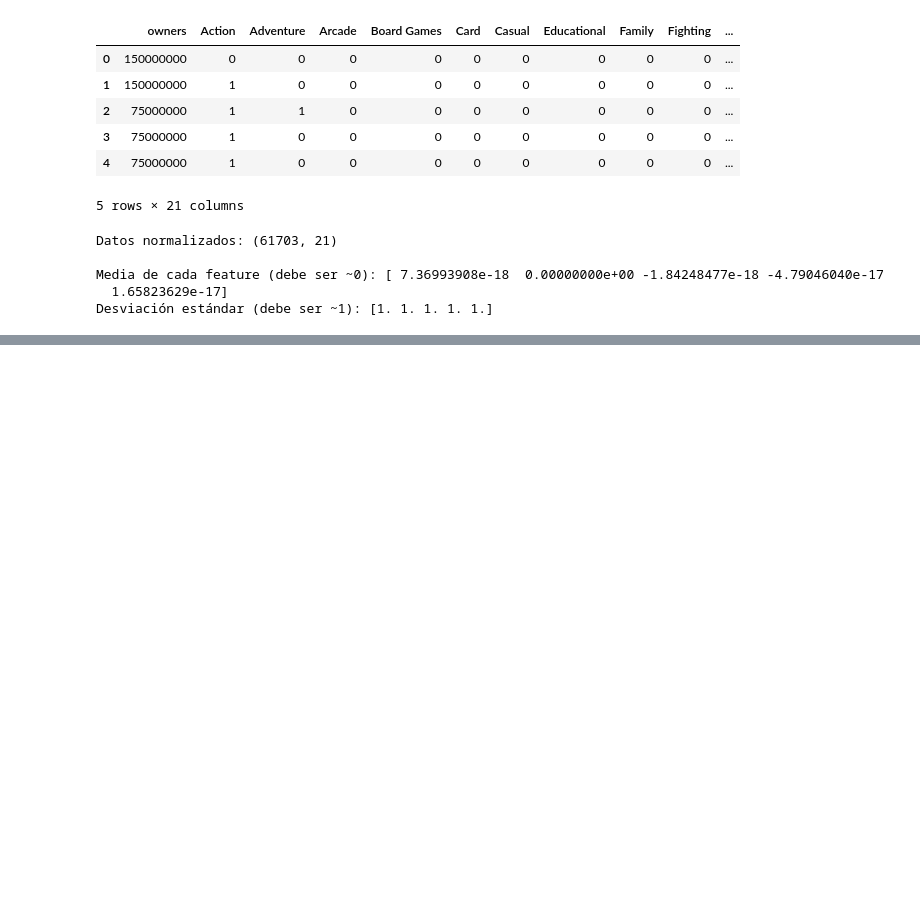
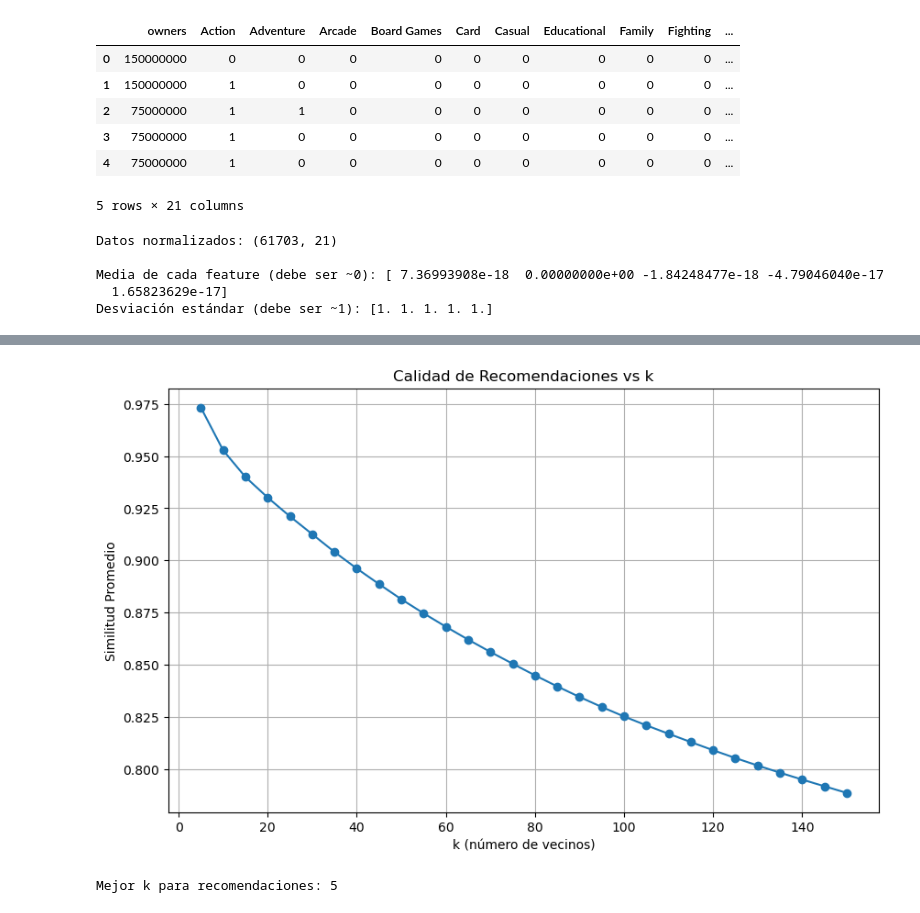
Before and after one commit to MetalMaxALIZ/Proyecto, a Jupyter notebook: pruebas.ipynb, the cells around one changed output, grey strips where cells are left out. Drawn from its saved outputs; the diff is of its cells as text; code cells hidden in the pictures; blank space fills up the shorter version.

```diff
--- a/pruebas.ipynb
+++ b/pruebas.ipynb
@@ -518,0 +595,37 @@ X_train, X_test = train_test_split(df_modelo_normalizado, test_size=0.2, random_
+# %%
+# Evaluar la calidad de las recomendaciones
+from sklearn.metrics.pairwise import cosine_similarity
+
+# Seleccionar juegos de prueba aleatorios
+np.random.seed(42)
+indices_prueba = np.random.choice(len(df_modelo), size=100, replace=False)
+
+similitudes_promedio = []
+k_range = range(5, 151, 5)
+
+for k in k_range:
+    knn_temp = NearestNeighbors(n_neighbors=k, metric='euclidean')
+    knn_temp.fit(df_modelo_normalizado)
+
+    similitudes = []
+    for idx in indices_prueba:
+        distancias, _ = knn_temp.kneighbors([df_modelo_normalizado[idx]])
+        # Similitud promedio (inverso de la distancia)
+        similitud_prom = 1 / (1 + distancias[0].mean())
+        similitudes.append(similitud_prom)
+
+    similitudes_promedio.append(np.mean(similitudes))
+
+plt.figure(figsize=(10, 6))
+plt.plot(k_range, similitudes_promedio, marker='o')
+plt.xlabel('k (número de vecinos)')
+plt.ylabel('Similitud Promedio')
+plt.title('Calidad de Recomendaciones vs k')
+plt.grid(True)
+plt.show()
+
+mejor_k = k_range[np.argmax(similitudes_promedio)]
+print(f"Mejor k para recomendaciones: {mejor_k}")
+# %% [output]
+[figure, added]
+Mejor k para recomendaciones: 5
```
Also changed, not shown: parts of 7 cells of this notebook, 4 other files.
